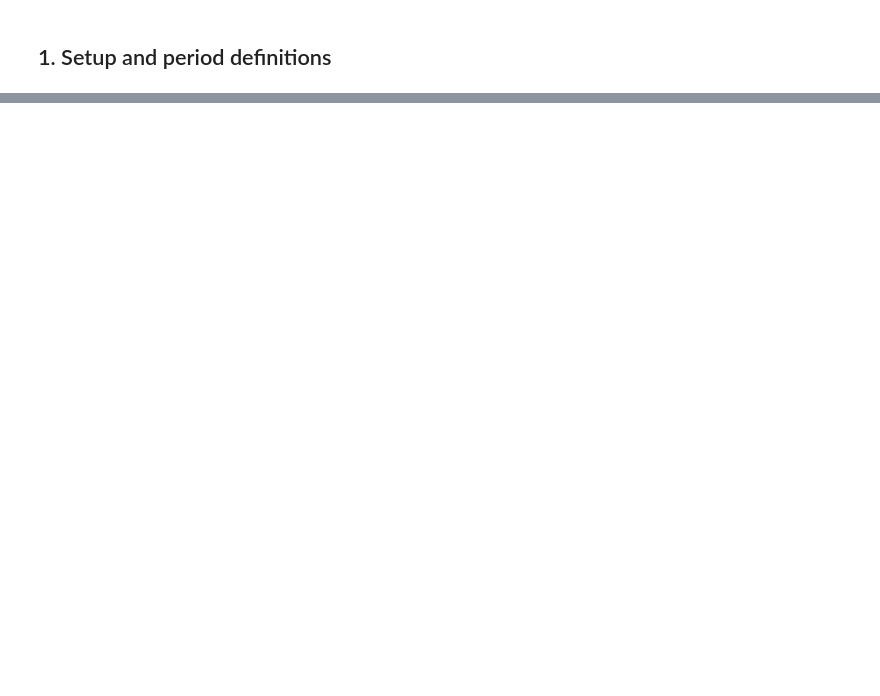
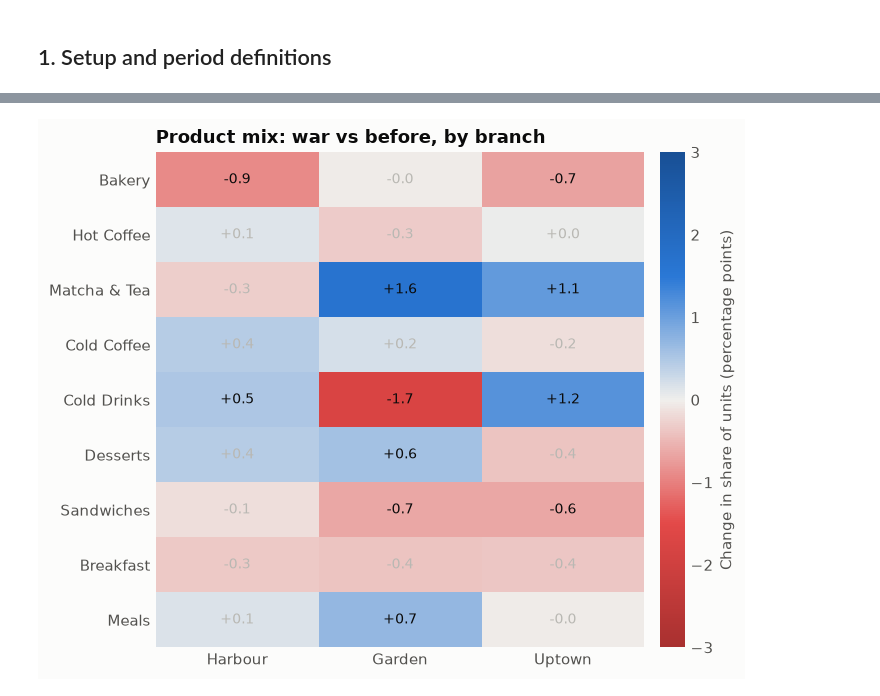
Before and after one commit to marwamansour256-lab/EECE490-Hackathon, a Jupyter notebook: notebooks/02_war_impact.ipynb, the cells around one changed output, grey strips where cells are left out. Saved outputs shown, nothing was run; the diff lists cells and outputs as text; code cells hidden in the pictures; blank space fills up the shorter version.

```diff
--- a/notebooks/02_war_impact.ipynb
+++ b/notebooks/02_war_impact.ipynb
@@ -349,0 +278,28 @@ To test a different end date (for example the Jun 4 conditional ceasefire), chan
+# %%
+# Change in each category's share of units, war vs before, in percentage points
+mix = pd.crosstab([df["Branch"], df["Category"]], df["period"], values=df["Quantity"], aggfunc="sum")
+mix = mix / mix.groupby(level=0).transform("sum")
+change = (mix["War"] - mix["Before the war"]).unstack(0)[BRANCHES] * 100
+change = change.loc[mix["Before the war"].groupby(level=1).mean().sort_values(ascending=False).index]
+
+DIV = LinearSegmentedColormap.from_list("div", ["#a8302f", "#e34948", "#f0efec", "#2a78d6", "#184f95"])
+lim = 3  # +/- 3 percentage points
+fig, ax = plt.subplots(figsize=(6.5, 5.2))
+im = ax.imshow(change.values, cmap=DIV, vmin=-lim, vmax=lim, aspect="auto")
+ax.set_xticks(range(len(BRANCHES)), BRANCHES)
+ax.set_yticks(range(len(change)), change.index)
+ax.grid(False)
+for s in ax.spines.values():
+    s.set_visible(False)
+for i in range(change.shape[0]):
+    for j in range(change.shape[1]):
+        v = change.iat[i, j]
+        ax.text(j, i, f"{v:+.1f}", ha="center", va="center", color=INK if abs(v) >= 0.5 else MUTED, fontsize=9)
+cb = fig.colorbar(im, ax=ax, fraction=0.05, pad=0.03)
+cb.set_label("Change in share of units (percentage points)", color=INK2)
+cb.outline.set_visible(False)
+ax.set_title("Product mix: war vs before, by branch")
+plt.tight_layout()
+plt.show()
+# %% [output]
+[figure, added]
```
Also changed, not shown: parts of 41 cells of this notebook, 2 other files.
